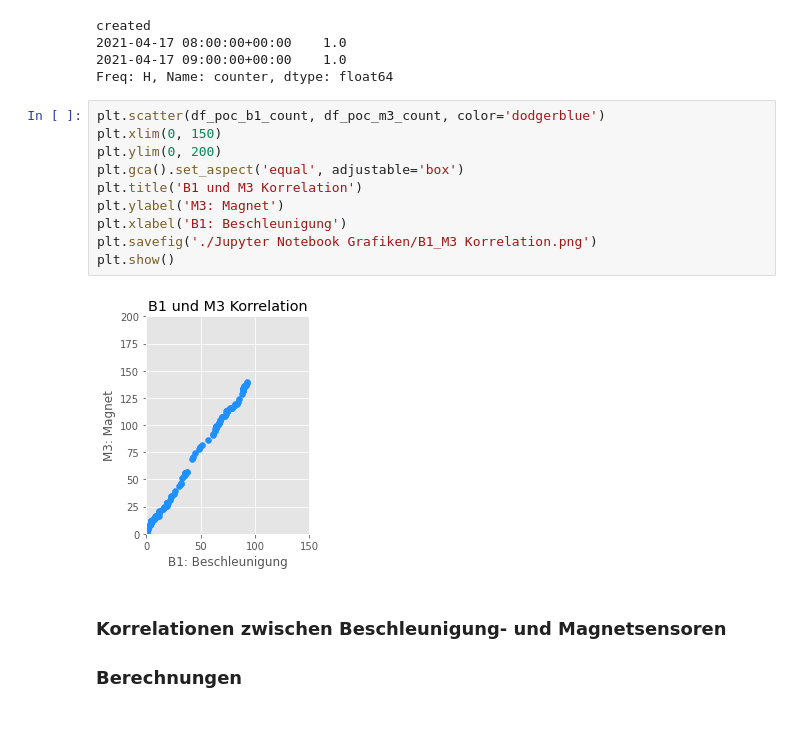
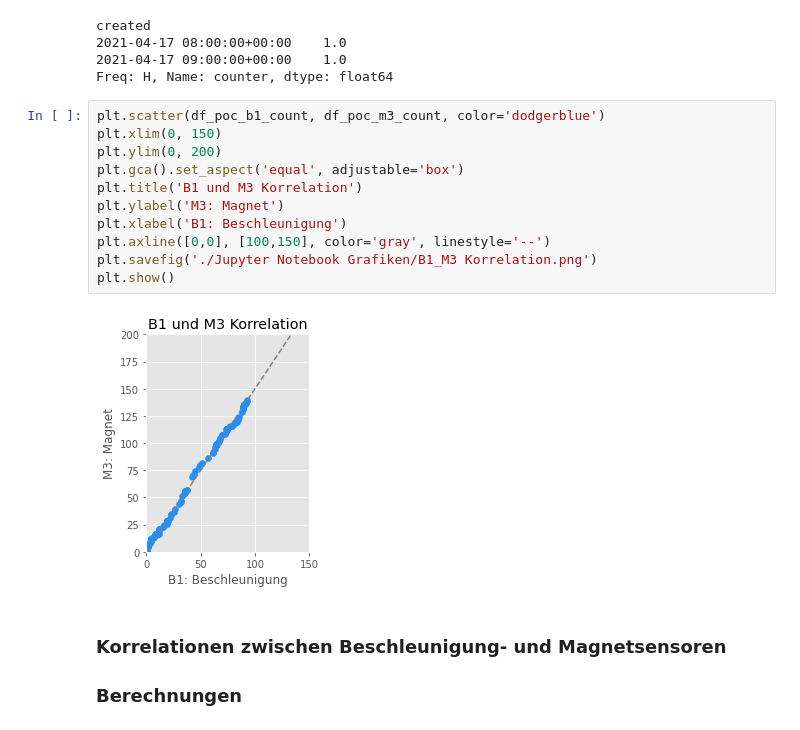
Before and after one commit to phyti1/ds_p4_kompotoi, a Jupyter notebook: Data_aquissation_sensoneo.ipynb, the cells around one changed output. Saved outputs shown, nothing was run; the diff lists cells and outputs as text.

```diff
--- a/Data_aquissation_sensoneo.ipynb
+++ b/Data_aquissation_sensoneo.ipynb
@@ -897,15 +897,16 @@ Freq: H, Name: counter, dtype: float64
 # %%
 plt.scatter(df_poc_b1_count, df_poc_m3_count, color='dodgerblue')
 plt.xlim(0, 150)
 plt.ylim(0, 200)
 plt.gca().set_aspect('equal', adjustable='box')
 plt.title('B1 und M3 Korrelation')
 plt.ylabel('M3: Magnet')
 plt.xlabel('B1: Beschleunigung')
+plt.axline([0,0], [100,150], color='gray', linestyle='--')
 plt.savefig('./Jupyter Notebook Grafiken/B1_M3 Korrelation.png')
 plt.show()
 # %% [output]
-[figure, old version]
+[figure, new version]
 # %% [markdown]
 ### Korrelationen zwischen Beschleunigung- und Magnetsensoren
 ### Berechnungen
```
Also changed, not shown: parts of 1 cell of this notebook, 2 other files.
